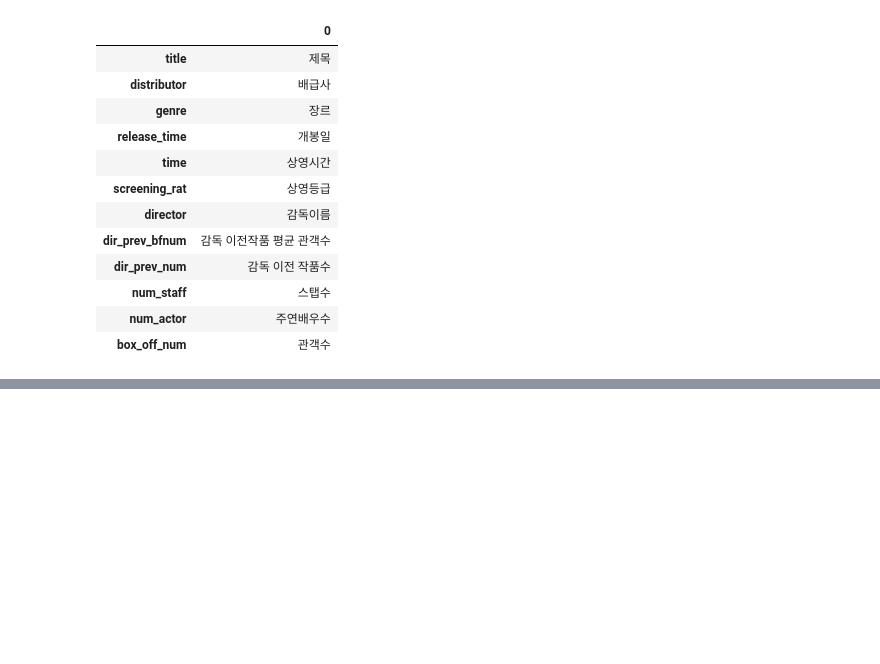
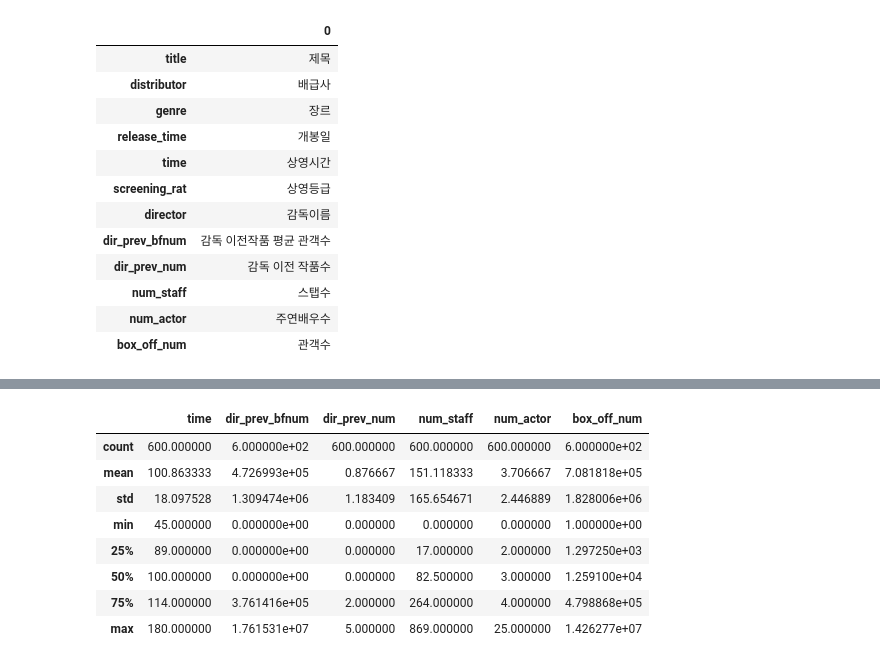
Before and after one commit to pia222sk20/python, a Jupyter notebook: EDA/movie.ipynb, the cells around one changed output, grey strips where cells are left out. Cells and saved outputs as stored; diff of their text form; code cells hidden in the pictures; blank space fills up the shorter version.

```diff
--- a/EDA/movie.ipynb
+++ b/EDA/movie.ipynb
@@ -25,0 +68,12 @@ pd.DataFrame(col_discription,index=df.columns)
+# %%
+df.describe()
+# %% [output]
+|  | time | dir_prev_bfnum | dir_prev_num | num_staff | num_actor | box_off_num |
+| count | 600.000000 | 6.000000e+02 | 600.000000 | 600.000000 | 600.000000 | 6.000000e+02 |
+| mean | 100.863333 | 4.726993e+05 | 0.876667 | 151.118333 | 3.706667 | 7.081818e+05 |
+| std | 18.097528 | 1.309474e+06 | 1.183409 | 165.654671 | 2.446889 | 1.828006e+06 |
+| min | 45.000000 | 0.000000e+00 | 0.000000 | 0.000000 | 0.000000 | 1.000000e+00 |
+| 25% | 89.000000 | 0.000000e+00 | 0.000000 | 17.000000 | 2.000000 | 1.297250e+03 |
+| 50% | 100.000000 | 0.000000e+00 | 0.000000 | 82.500000 | 3.000000 | 1.259100e+04 |
+| 75% | 114.000000 | 3.761416e+05 | 2.000000 | 264.000000 | 4.000000 | 4.798868e+05 |
+| max | 180.000000 | 1.761531e+07 | 5.000000 | 869.000000 | 25.000000 | 1.426277e+07 |
```
Also changed, not shown: parts of 5 cells of this notebook.
